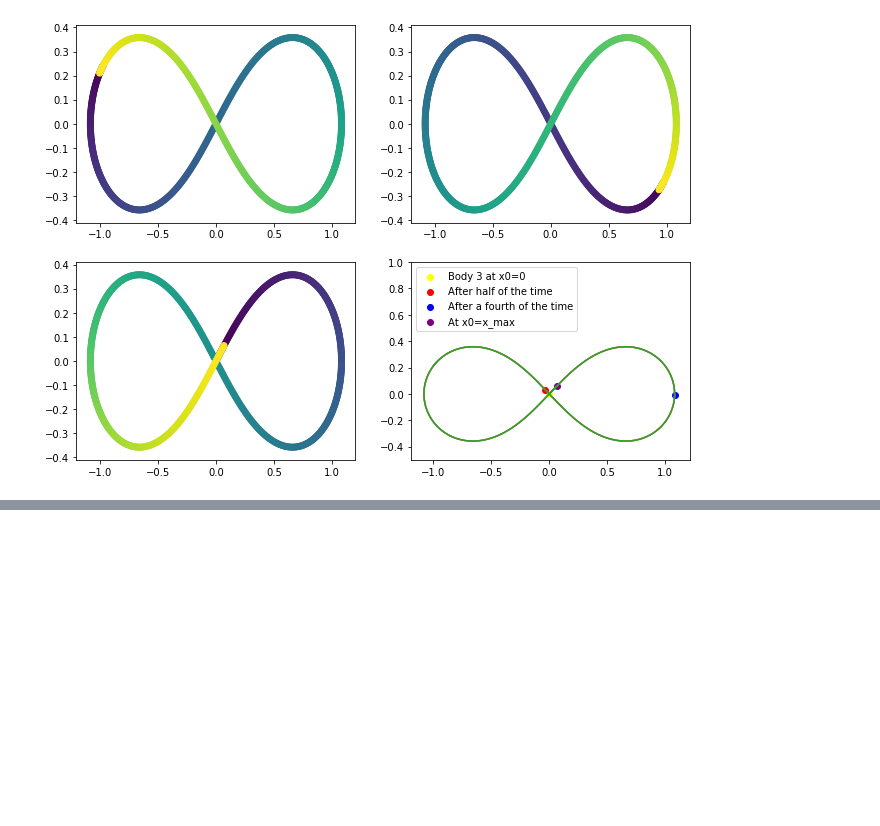
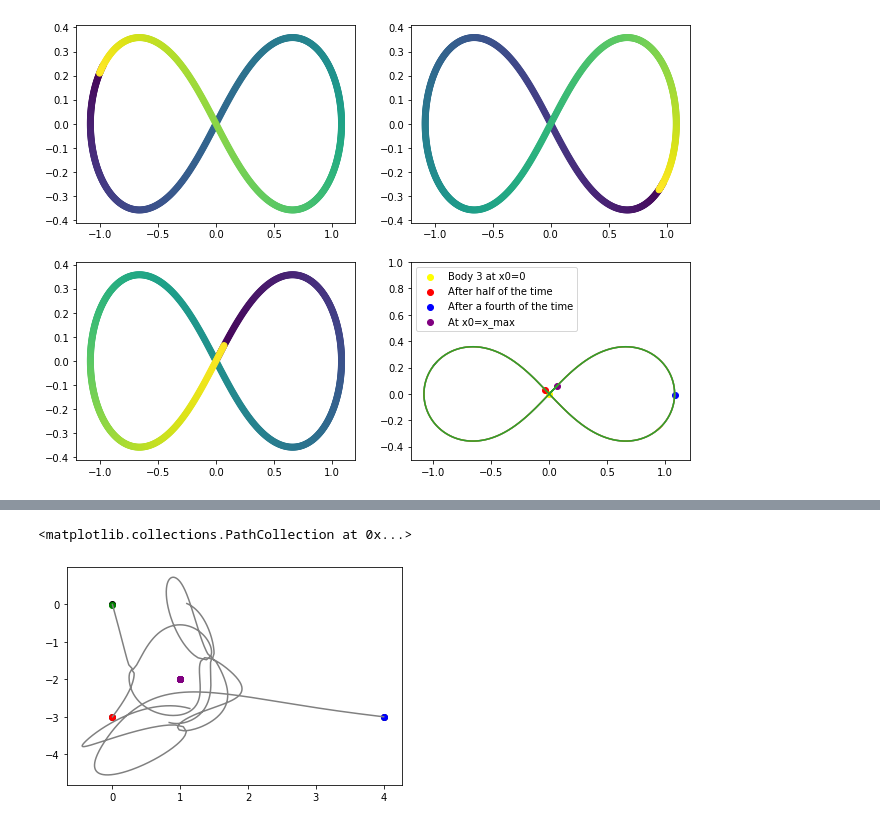
Before and after one commit to nlwach/Comp_Phys_zettel, a Jupyter notebook: Comp_Phys_Zettel/Zettel 3/Zettel_3_Noah.ipynb, the cells around one changed output, grey strips where cells are left out. Cells and saved outputs as stored; diff of their text form; code cells hidden in the pictures; blank space fills up the shorter version.

```diff
--- a/Comp_Phys_Zettel/Zettel 3/Zettel_3_Noah.ipynb
+++ b/Comp_Phys_Zettel/Zettel 3/Zettel_3_Noah.ipynb
@@ -278,0 +334,23 @@ plt.legend()
+# %%
+animarrayx1 = x1list[::2000]
+animarrayy1 = y1list[::2000]
+animarrayx2 = x2list[::2000]
+animarrayy2 = y2list[::2000]
+animarrayx3 = x3list[::2000]
+animarrayy3 = y3list[::2000]
+
+i = 1
+
+plt.scatter(x1, y1, color="black", label="start")
+plt.scatter(x_center_of_mass, y_center_of_mass, color="purple", label="Center of mass")
+plt.scatter(x2, y2, color="black")
+plt.scatter(x3, y3, color="black")
+plt.plot(animarrayx1, animarrayy1, color="grey")
+plt.plot(animarrayx2, animarrayy2, color="grey")
+plt.plot(animarrayx3, animarrayy3, color="grey")
+plt.scatter(animarrayx1[i*4], animarrayy1[i*4], color="blue")
+plt.scatter(animarrayx2[i*4], animarrayy2[i*4], color="green")
+plt.scatter(animarrayx3[i*4], animarrayy3[i*4], color="red")
+# %% [output]
+<matplotlib.collections.PathCollection at 0x...>
+[figure, added]
```
Also changed, not shown: parts of 6 cells of this notebook, 5 other files.
